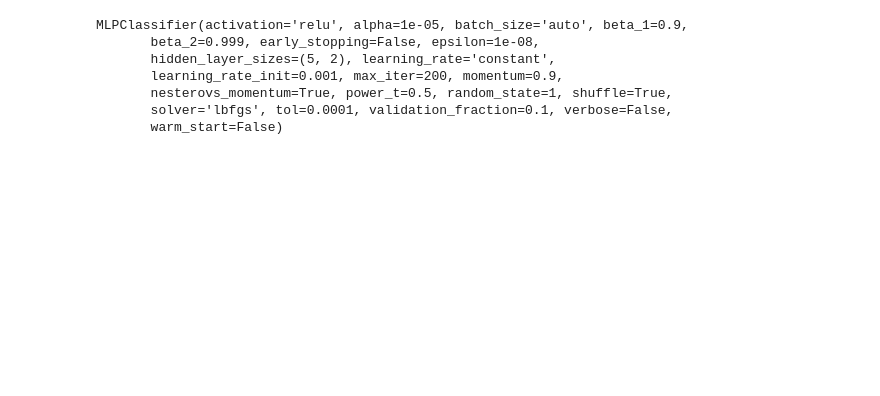
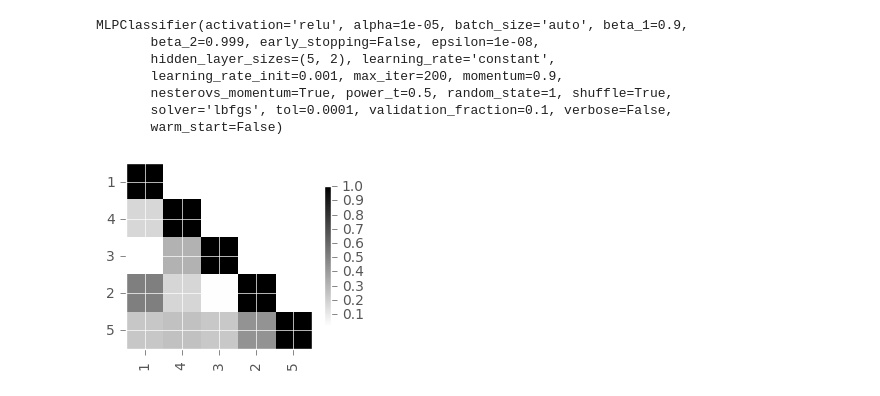
Before and after one commit to AkshayPeshave/691DS_PRJ, a Jupyter notebook: src/2011 Housing Market Typology Classifier.ipynb, the cells around one changed output. Saved outputs shown, nothing was run; the diff lists cells and outputs as text; code cells hidden in the pictures; blank space fills up the shorter version.

```diff
--- a/src/2011 Housing Market Typology Classifier.ipynb
+++ b/src/2011 Housing Market Typology Classifier.ipynb
@@ -435,3 +436,34 @@ MLPClassifier(activation='relu', alpha=1e-05, batch_size='auto', beta_1=0.9,
        nesterovs_momentum=True, power_t=0.5, random_state=1, shuffle=True,
        solver='lbfgs', tol=0.0001, validation_fraction=0.1, verbose=False,
        warm_start=False)
+# %%
+def displayCorrelationMatrix(corrMtx, figSize=(8,8)):
+    corrMtx=np.absolute(corrMtx)
+    mask =  np.tri(corrMtx.shape[0], k=-1)
+    masked = np.ma.array(corrMtx, mask=mask)
+
+    fig = matplotlib.pyplot.figure(figsize=figSize, dpi=80)
+    ax = fig.add_subplot(111)
+    cmap = matplotlib.cm.get_cmap(name='gray_r')
+    cmap.set_bad('w')
+    cax=ax.imshow(masked.transpose(), interpolation="nearest", cmap=cmap)
+
+
+    fig.colorbar(cax, shrink=.6, aspect=20)
+#     fig.colorbar(cax)
+
+    ax.xaxis.tick_bottom()
+    ax.yaxis.tick_left()
+    ax.set_xticks(np.arange(len(corrMtx.columns)))
+    ax.set_yticks(np.arange(len(corrMtx.columns)))
+    ax.set_xticklabels(corrMtx.columns, rotation=90)
+    ax.set_yticklabels(corrMtx.columns)
+#     matplotlib.pyplot.tight_layout()
+    matplotlib.pyplot.savefig('../doc/Project Report/vacant_house_notices_corr.png')
+# %%
+dfExcerpt = housingTypologyDF.loc[:,['medianSalesPrice20092010','sales20092010','unitsPerSquareMile', 'vacantHouseNotices', 'vacantLots']]
+# dfExcerpt = pd.DataFrame(skl.preprocessing.scale(dfExcerpt), index=dfExcerpt.index, columns=dfExcerpt.columns)
+dfExcerpt = pd.DataFrame(skl.preprocessing.scale(dfExcerpt), index=dfExcerpt.index, columns=['1','4','3','2', '5'])
+displayCorrelationMatrix(dfExcerpt.corr(method='pearson'), figSize=(3,3))
+# %% [output]
+[figure, added]
```
Also changed, not shown: parts of 6 cells of this notebook, 16 other files.
